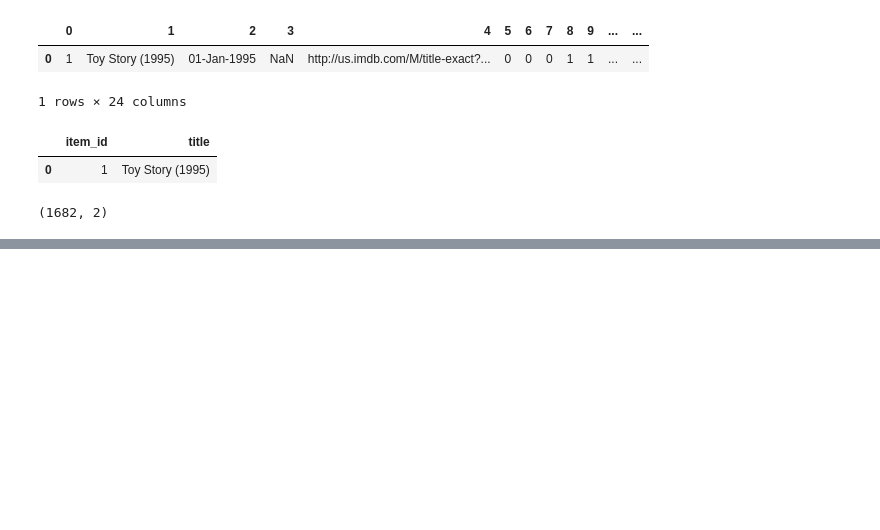
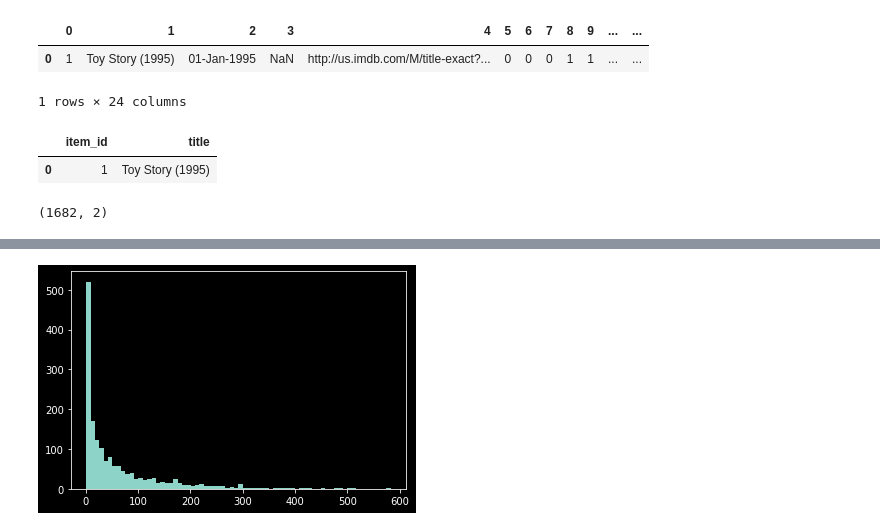
Before and after one commit to conqryash007/Movie-Recommendation-System, a Jupyter notebook: MOVIE RECOMMENDATION .ipynb, the cells around one changed output, grey strips where cells are left out. Saved outputs shown, nothing was run; the diff lists cells and outputs as text; code cells hidden in the pictures; blank space fills up the shorter version.

```diff
--- a/MOVIE RECOMMENDATION .ipynb
+++ b/MOVIE RECOMMENDATION .ipynb
@@ -75,0 +72,5 @@ rating["num of rating"] =
+# %%
+plt.hist(rating["num of rating"],bins=70)
+plt.show()
+# %% [output]
+[figure, added]
```
Also changed, not shown: parts of 19 cells of this notebook.
